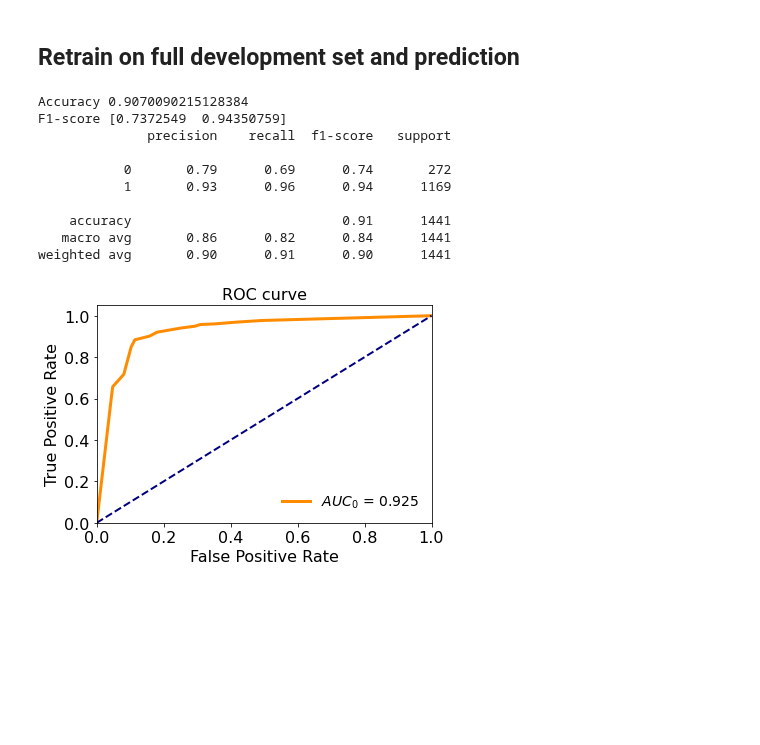
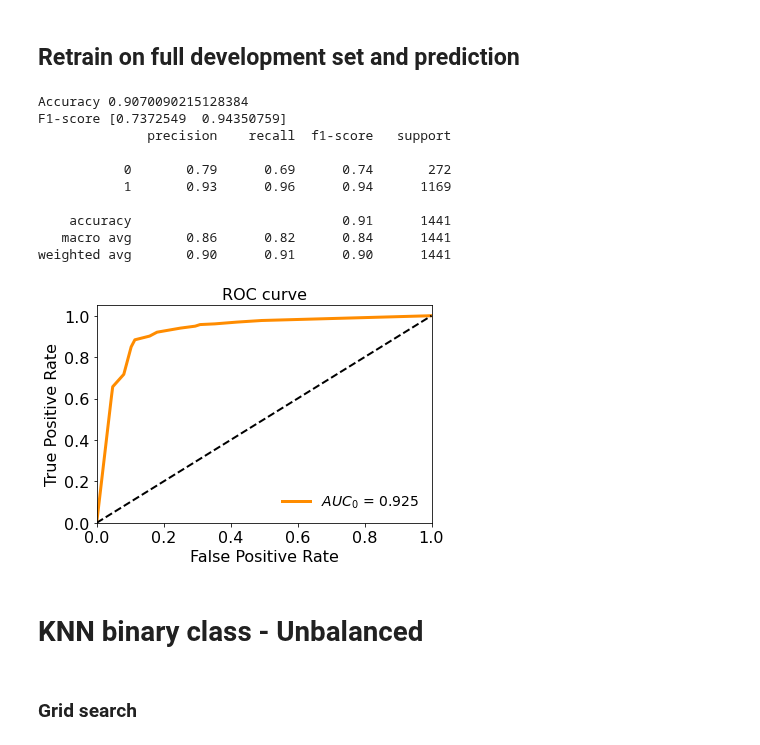
Before and after one commit to gaetanoantonicchio/DataMining-2, a Jupyter notebook: classification-unbalanced/genre_class-decision_tree-KNN_unbalanced-echonest.ipynb, the cells around one changed output. Saved outputs shown, nothing was run; the diff lists cells and outputs as text; code cells hidden in the pictures; blank space fills up the shorter version.

Commit message:
- KNN grid search for binary genre classification

```diff
--- a/classification-unbalanced/genre_class-decision_tree-KNN_unbalanced-echonest.ipynb
+++ b/classification-unbalanced/genre_class-decision_tree-KNN_unbalanced-echonest.ipynb
@@ -177,32 +161,36 @@ y_pred_dtc = dtc.predict(X_test)
 
 print('Accuracy %s' % accuracy_score(y_test, y_pred_dtc))
 print('F1-score %s' % f1_score(y_test, y_pred_dtc, average=None))
 print(classification_report(y_test, y_pred_dtc))
 
 y_score = dtc.predict_proba(X_test)
 fpr0, tpr0, _ = roc_curve(y_test, y_score[:, 1])
 roc_auc0 = auc(fpr0, tpr0)
 
 plt.plot(fpr0, tpr0, color='darkorange', lw=3, label='$AUC_0$ = %.3f' % (roc_auc0))
 
-plt.plot([0, 1], [0, 1], color='navy', lw=2, linestyle='--')
+plt.plot([0, 1], [0, 1], color='black', lw=2, linestyle='--')
 plt.xlim([0.0, 1.0])
 plt.ylim([0.0, 1.05])
 plt.xlabel('False Positive Rate', fontsize=16)
 plt.ylabel('True Positive Rate', fontsize=16)
 plt.title('ROC curve', fontsize=16)
 plt.legend(loc="lower right", fontsize=14, frameon=False)
 plt.tick_params(axis='both', which='major', labelsize=16)
 plt.show()
 # %% [output]
 Accuracy 0.9070090215128384
 F1-score [0.7372549  0.94350759]
               precision    recall  f1-score   support
 
            0       0.79      0.69      0.74       272
            1       0.93      0.96      0.94      1169
 
     accuracy                           0.91      1441
    macro avg       0.86      0.82      0.84      1441
 weighted avg       0.90      0.91      0.90      1441
-[figure, old version]
+[figure, new version]
+# %% [markdown]
+# KNN binary class - Unbalanced
+# %% [markdown]
+### Grid search
```
Also changed, not shown: parts of 7 cells of this notebook.
